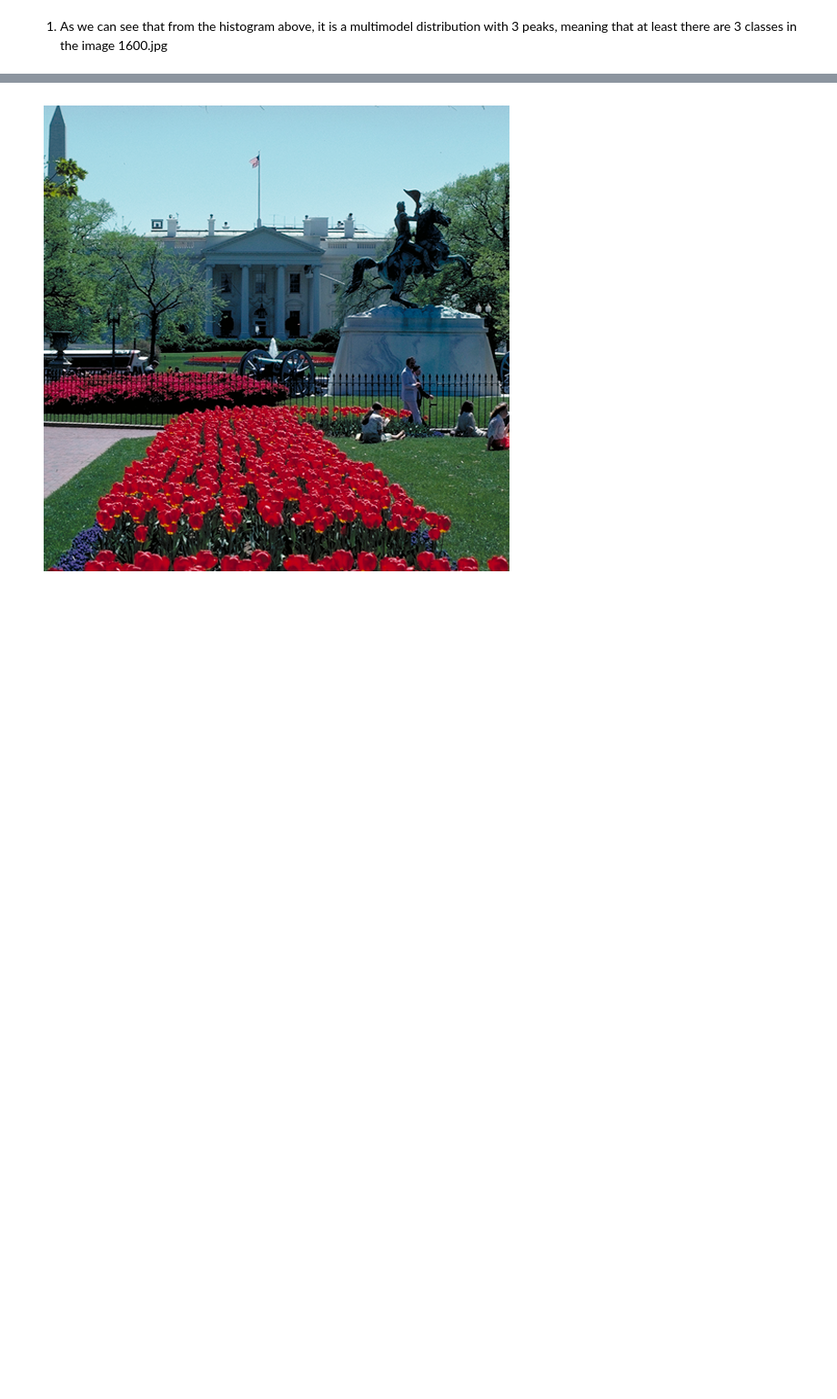
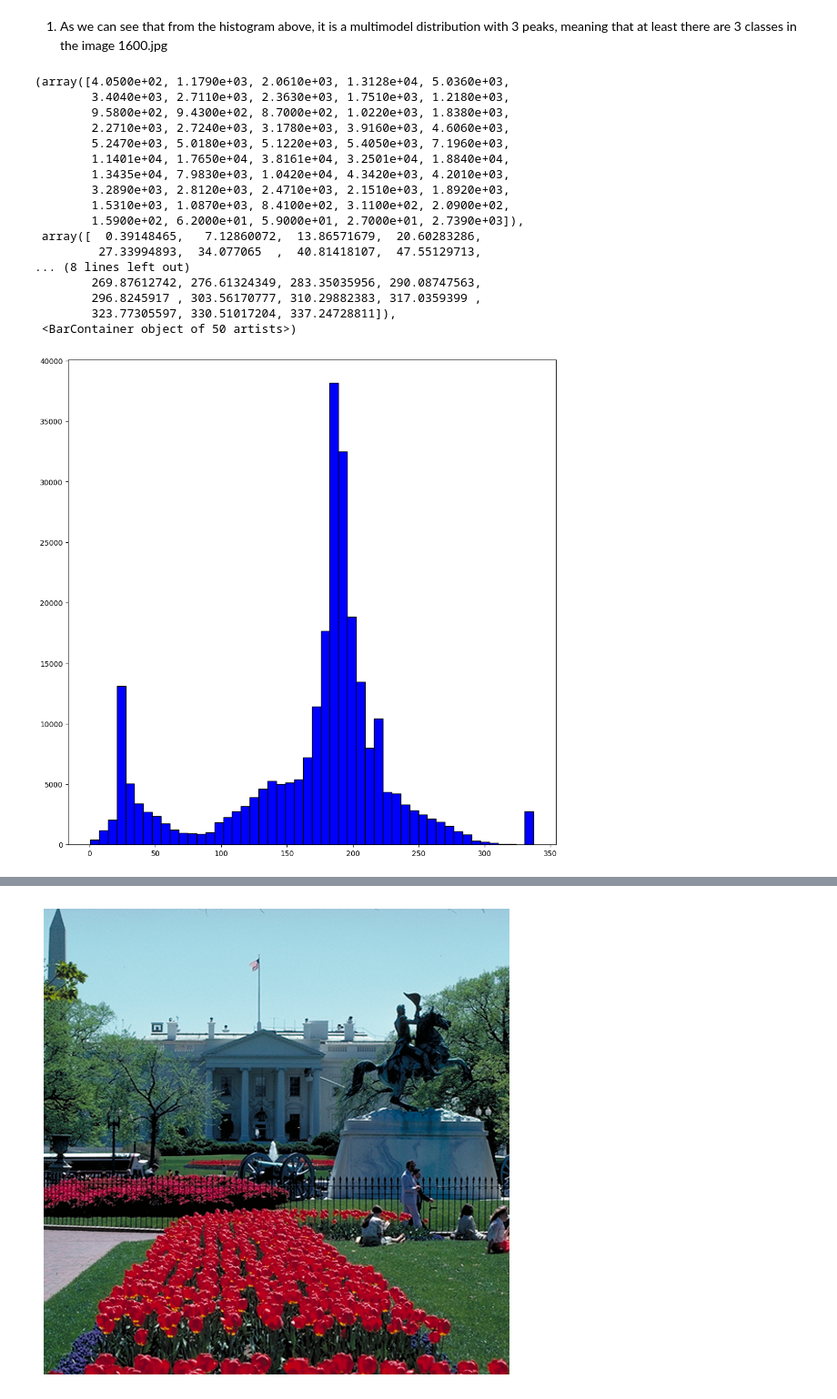
Before and after one commit to blacfli/ai_assigment1, a Jupyter notebook: Week3_Knowledge_based_1.ipynb, the cells around one changed output, grey strips where cells are left out. Shown at 91% size. Cells and saved outputs as stored; diff of their text form; code cells hidden in the pictures; blank space fills up the shorter version.

```diff
--- a/Week3_Knowledge_based_1.ipynb
+++ b/Week3_Knowledge_based_1.ipynb
@@ -89,5 +108,27 @@ for r in tqdm(range(0, num_rows)):
       img_hsv_out[r, c] = img_hsv[r, c]
     else:
       img_hsv_out[r, c] = np.array([0, 0, 0], dtype=np.uint8)
+# %%
+plt.figure(figsize = [12, 12])
+plt.hist(hsv_euc_dist, bins= 50, edgecolor = 'black', color = 'b')
+# %% [output]
+(array([4.0500e+02, 1.1790e+03, 2.0610e+03, 1.3128e+04, 5.0360e+03,
+        3.4040e+03, 2.7110e+03, 2.3630e+03, 1.7510e+03, 1.2180e+03,
+        9.5800e+02, 9.4300e+02, 8.7000e+02, 1.0220e+03, 1.8380e+03,
+        2.2710e+03, 2.7240e+03, 3.1780e+03, 3.9160e+03, 4.6060e+03,
+        5.2470e+03, 5.0180e+03, 5.1220e+03, 5.4050e+03, 7.1960e+03,
+        1.1401e+04, 1.7650e+04, 3.8161e+04, 3.2501e+04, 1.8840e+04,
+        1.3435e+04, 7.9830e+03, 1.0420e+04, 4.3420e+03, 4.2010e+03,
+        3.2890e+03, 2.8120e+03, 2.4710e+03, 2.1510e+03, 1.8920e+03,
+        1.5310e+03, 1.0870e+03, 8.4100e+02, 3.1100e+02, 2.0900e+02,
+        1.5900e+02, 6.2000e+01, 5.9000e+01, 2.7000e+01, 2.7390e+03]),
+ array([  0.39148465,   7.12860072,  13.86571679,  20.60283286,
+         27.33994893,  34.077065  ,  40.81418107,  47.55129713,
+... (8 lines left out)
+        269.87612742, 276.61324349, 283.35035956, 290.08747563,
+        296.8245917 , 303.56170777, 310.29882383, 317.0359399 ,
+        323.77305597, 330.51017204, 337.24728811]),
+ <BarContainer object of 50 artists>)
+[figure, added]
 # %%
 img_lab_out = img_lab.copy()
```
Also changed, not shown: parts of 6 cells of this notebook.
